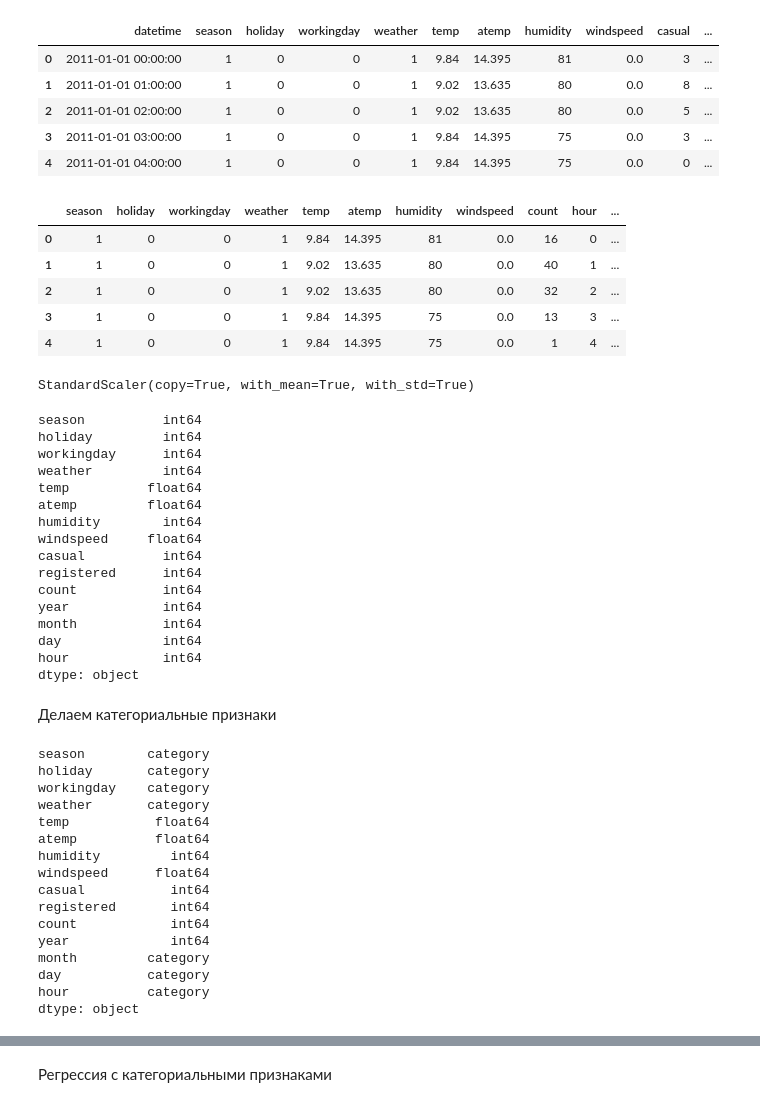
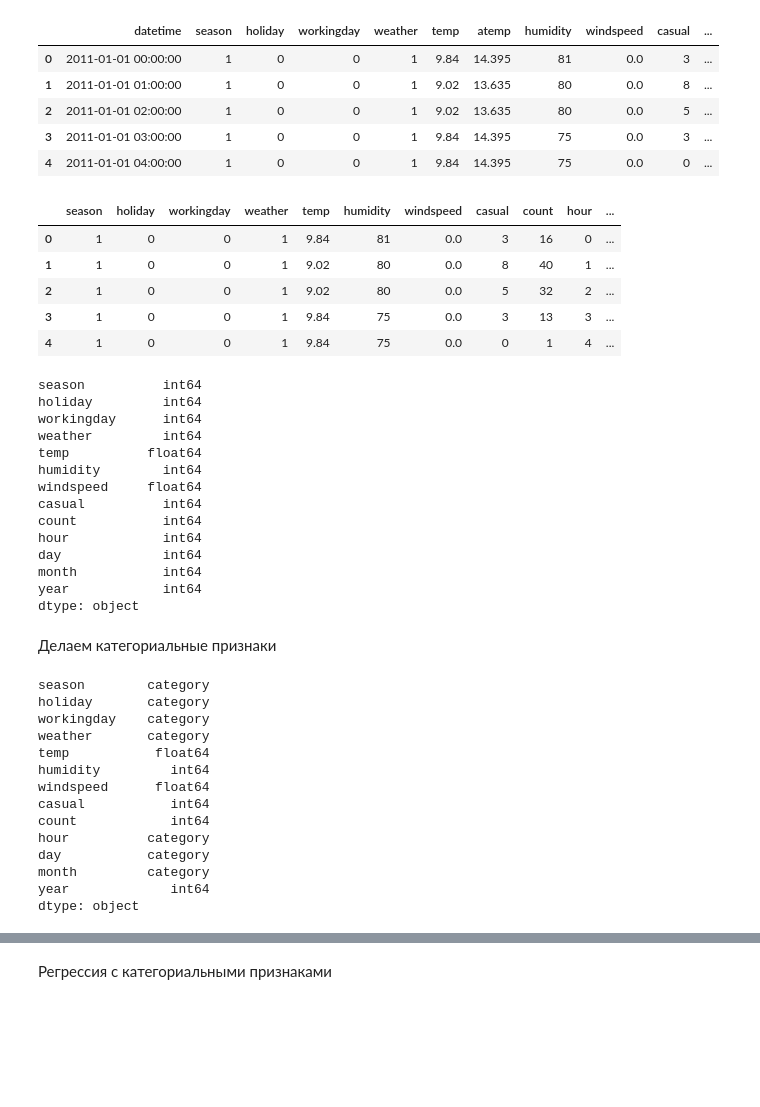
Before and after one commit to Suisel/ML_2018, a Jupyter notebook: HW/3/task3.ipynb, the cells around one changed output, grey strips where cells are left out. Cells and saved outputs as stored; diff of their text form; code cells hidden in the pictures; blank space fills up the shorter version.

```diff
--- a/HW/3/task3.ipynb
+++ b/HW/3/task3.ipynb
@@ -27,15 +27,15 @@ data.head()
 # %%
 dt = pd.to_datetime(data["datetime"])
 data["hour"] = dt.map(lambda x: x.hour)
 data["day"] = dt.map(lambda x: x.day)
 data["month"] = dt.map(lambda x: x.month)
 data["year"] = dt.map(lambda x: x.year)
-data = data.drop(['datetime', 'registered', 'casual'], axis=1)
+data = data.drop(['datetime', 'registered', 'atemp'], axis=1)
 data.head()
 # %% [output]
-|  | season | holiday | workingday | weather | temp | atemp | humidity | windspeed | count | hour | ... |
-| 0 | 1 | 0 | 0 | 1 | 9.84 | 14.395 | 81 | 0.0 | 16 | 0 | ... |
-| 1 | 1 | 0 | 0 | 1 | 9.02 | 13.635 | 80 | 0.0 | 40 | 1 | ... |
-| 2 | 1 | 0 | 0 | 1 | 9.02 | 13.635 | 80 | 0.0 | 32 | 2 | ... |
-| 3 | 1 | 0 | 0 | 1 | 9.84 | 14.395 | 75 | 0.0 | 13 | 3 | ... |
-| 4 | 1 | 0 | 0 | 1 | 9.84 | 14.395 | 75 | 0.0 | 1 | 4 | ... |
+|  | season | holiday | workingday | weather | temp | humidity | windspeed | casual | count | hour | ... |
+| 0 | 1 | 0 | 0 | 1 | 9.84 | 81 | 0.0 | 3 | 16 | 0 | ... |
+| 1 | 1 | 0 | 0 | 1 | 9.02 | 80 | 0.0 | 8 | 40 | 1 | ... |
+| 2 | 1 | 0 | 0 | 1 | 9.02 | 80 | 0.0 | 5 | 32 | 2 | ... |
+| 3 | 1 | 0 | 0 | 1 | 9.84 | 75 | 0.0 | 3 | 13 | 3 | ... |
+| 4 | 1 | 0 | 0 | 1 | 9.84 | 75 | 0.0 | 0 | 1 | 4 | ... |
@@ -46,8 +42,3 @@ X_train, X_test, Y_train, Y_test = train_test_split(X_data, Y_data, test_size=0.
-# %%
-scaler = StandardScaler()
-scaler.fit(X_train, Y_train)
-# %% [output]
-StandardScaler(copy=True, with_mean=True, with_std=True)
 # %%
 data.dtypes
 # %% [output]
@@ -56,16 +47,14 @@ holiday         int64
 workingday      int64
 weather         int64
 temp          float64
-atemp         float64
 humidity        int64
 windspeed     float64
 casual          int64
-registered      int64
 count           int64
+hour            int64
+day             int64
+month           int64
 year            int64
-month           int64
-day             int64
-hour            int64
 dtype: object
 # %% [markdown]
 Делаем категориальные признаки
@@ -85,14 +74,12 @@ holiday       category
 workingday    category
 weather       category
 temp           float64
-atemp          float64
 humidity         int64
 windspeed      float64
 casual           int64
-registered       int64
 count            int64
+hour          category
+day           category
+month         category
 year             int64
-month         category
-day           category
-hour          category
 dtype: object
```
Also changed, not shown: parts of 15 cells of this notebook.
